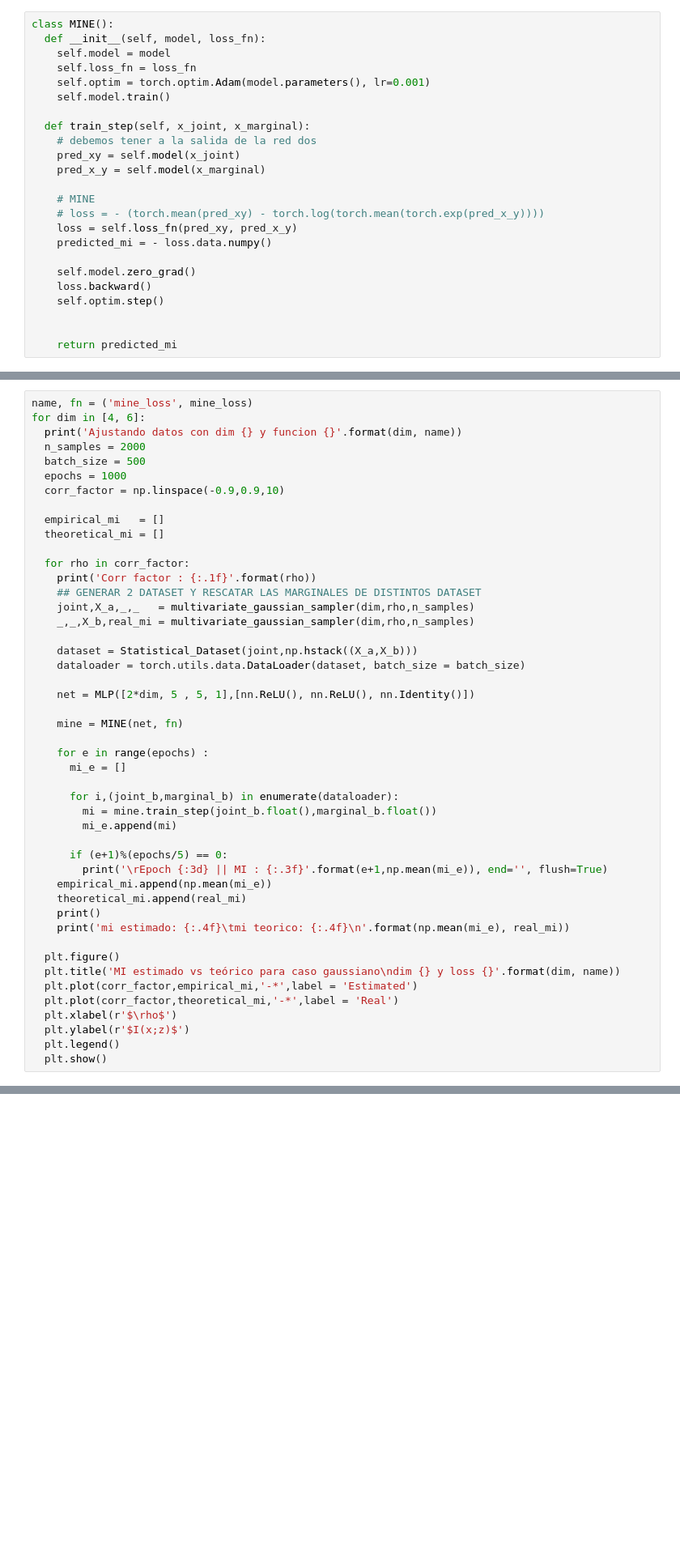
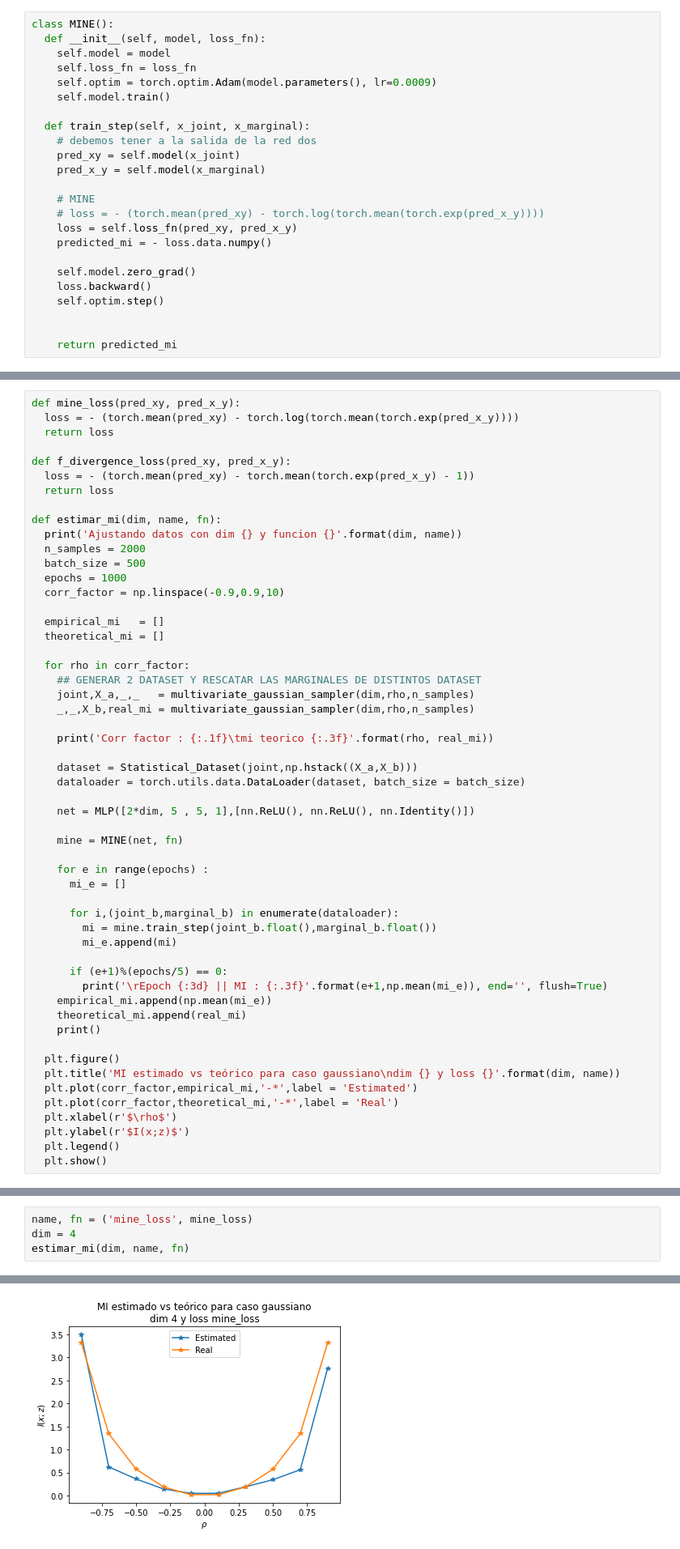
Before and after one commit to MartinVIllesca/Curso-teoria-informacion, a Jupyter notebook: Tarea_Capsula_1.ipynb, the cells around one changed output, grey strips where cells are left out. Shown at 81% size. Drawn from its saved outputs; the diff is of its cells as text; blank space fills up the shorter version.

```diff
--- a/Tarea_Capsula_1.ipynb
+++ b/Tarea_Capsula_1.ipynb
@@ -222,7 +222,7 @@ class MINE():
   def __init__(self, model, loss_fn):
     self.model = model
     self.loss_fn = loss_fn
-    self.optim = torch.optim.Adam(model.parameters(), lr=0.001)
+    self.optim = torch.optim.Adam(model.parameters(), lr=0.0009)
     self.model.train()
 
   def train_step(self, x_joint, x_marginal):
@@ -252,6 +244,13 @@ def f_divergence_loss(pred_xy, pred_x_y):
 # %%
-name, fn = ('mine_loss', mine_loss)
-for dim in [4, 6]:
+def mine_loss(pred_xy, pred_x_y):
+  loss = - (torch.mean(pred_xy) - torch.log(torch.mean(torch.exp(pred_x_y))))
+  return loss
+
+def f_divergence_loss(pred_xy, pred_x_y):
+  loss = - (torch.mean(pred_xy) - torch.mean(torch.exp(pred_x_y) - 1))
+  return loss
+
+def estimar_mi(dim, name, fn):
   print('Ajustando datos con dim {} y funcion {}'.format(dim, name))
   n_samples = 2000
   batch_size = 500
@@ -262,10 +261,11 @@ for dim in [4, 6]:
   theoretical_mi = []
 
   for rho in corr_factor:
-    print('Corr factor : {:.1f}'.format(rho))
     ## GENERAR 2 DATASET Y RESCATAR LAS MARGINALES DE DISTINTOS DATASET
     joint,X_a,_,_   = multivariate_gaussian_sampler(dim,rho,n_samples)
     _,_,X_b,real_mi = multivariate_gaussian_sampler(dim,rho,n_samples)
+
+    print('Corr factor : {:.1f}\tmi teorico {:.3f}'.format(rho, real_mi))
 
     dataset = Statistical_Dataset(joint,np.hstack((X_a,X_b)))
     dataloader = torch.utils.data.DataLoader(dataset, batch_size = batch_size)
@@ -286,7 +286,6 @@ for dim in [4, 6]:
     empirical_mi.append(np.mean(mi_e))
     theoretical_mi.append(real_mi)
     print()
-    print('mi estimado: {:.4f}\tmi teorico: {:.4f}\n'.format(np.mean(mi_e), real_mi))
 
   plt.figure()
   plt.title('MI estimado vs teórico para caso gaussiano\ndim {} y loss {}'.format(dim, name))
@@ -381,0 +298,5 @@ for dim in [4, 6]:
+# %%
+name, fn = ('mine_loss', mine_loss)
+dim = 4
+estimar_mi(dim, name, fn)
+# %% [output]
@@ -381,0 +320 @@ for dim in [4, 6]:
+[figure, added]
```
Also changed, not shown: parts of 7 cells of this notebook.
